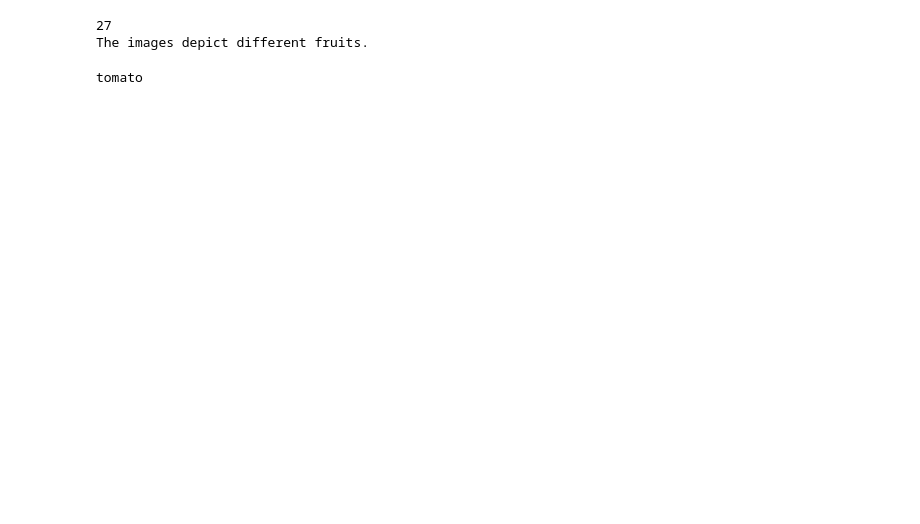
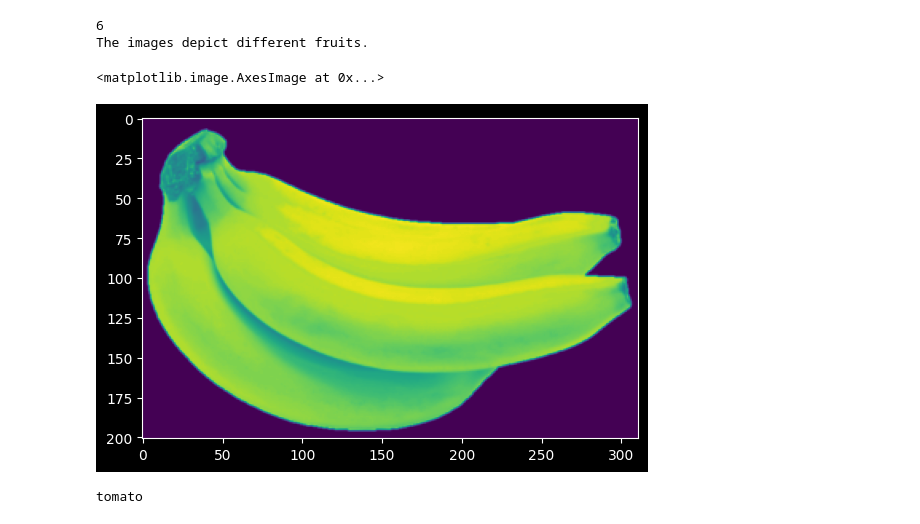
Before and after one commit to alfredwisana/computer-vision, a Jupyter notebook: Project/ImageMatching.ipynb, the cells around one changed output. Saved outputs shown, nothing was run; the diff lists cells and outputs as text; code cells hidden in the pictures; blank space fills up the shorter version.

```diff
--- a/Project/ImageMatching.ipynb
+++ b/Project/ImageMatching.ipynb
@@ -37,13 +45,17 @@ def match_images(train_image, test_image):
 # %%
 # Load the banana images
 train_image = cv2.imread('train_banana.png', cv2.IMREAD_GRAYSCALE)
-test_image = cv2.imread('train_tomato.png', cv2.IMREAD_GRAYSCALE)
+train_image = cv2.pyrDown(train_image)
+
+test_image = cv2.imread('test_data/test_banana.png', cv2.IMREAD_GRAYSCALE)
+# test_image = ndimage.rotate(test_image, 45)
+test_image = cv2.pyrDown(test_image)
 
 # Match the images
 similarity_score = match_images(train_image, test_image)
 
 # Define a threshold for similarity score
-threshold = 50
+threshold = 35
 
 print(similarity_score)
 # Determine if the images depict the same fruit or different fruits
@@ -52,8 +64,16 @@ if similarity_score >= threshold:
 else:
     print("The images depict different fruits.")
 # %% [output]
-27
+6
 The images depict different fruits.
+# %%
+import matplotlib.pyplot as plt
+
+
+plt.imshow(test_image)
+# %% [output]
+<matplotlib.image.AxesImage at 0x...>
+[figure, added]
 # %%
 fruits = ["apple", "banana", "tomato"]
 
```
Also changed, not shown: parts of 1 cell of this notebook, 3 other files.
